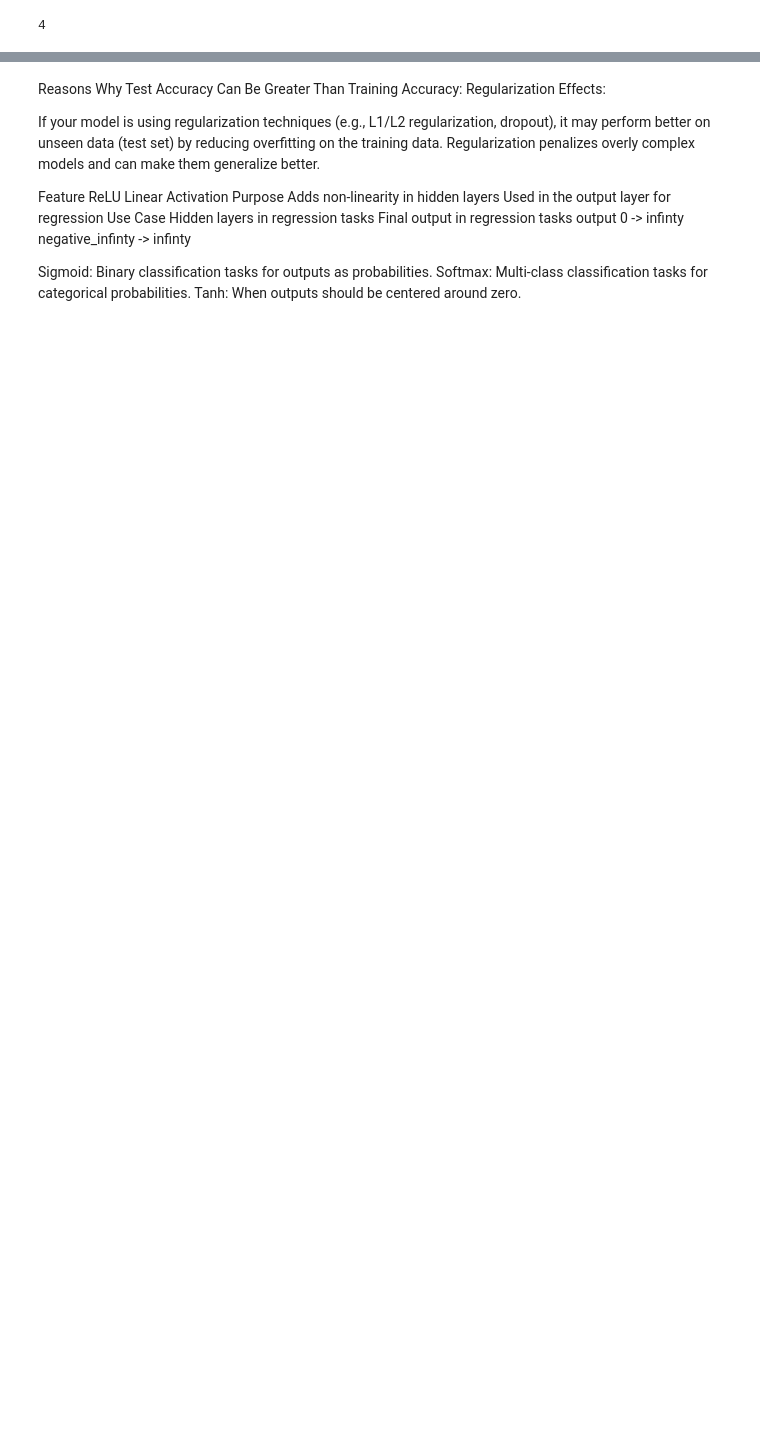
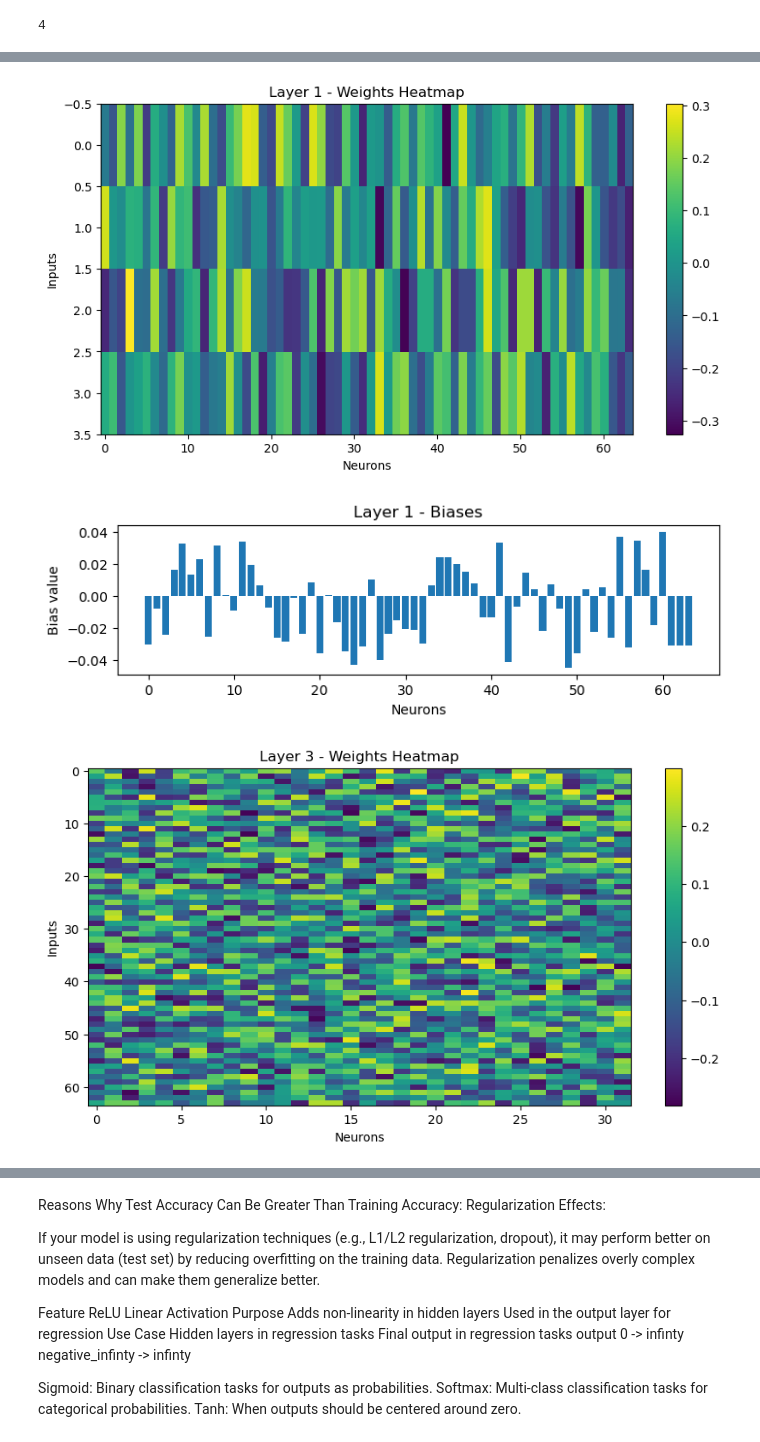
Before and after one commit to Ahmed72-AMSA/Stoke_Price_Prediction, a Jupyter notebook: model_with_NN.ipynb, the cells around one changed output, grey strips where cells are left out. Drawn from its saved outputs; the diff is of its cells as text; code cells hidden in the pictures; blank space fills up the shorter version.

```diff
--- a/model_with_NN.ipynb
+++ b/model_with_NN.ipynb
@@ -288,0 +379,27 @@ Validation R² (No Dropout): 0.9562354831022475
+# %%
+import matplotlib.pyplot as plt
+import numpy as np
+
+for i, layer in enumerate(model_dropout.layers):
+    if len(layer.get_weights()) > 0:  # Only process layers with weights
+        weights, biases = layer.get_weights()
+
+        plt.figure(figsize=(10, 5))
+        plt.title(f"Layer {i+1} - Weights Heatmap")
+        plt.imshow(weights, cmap='viridis', aspect='auto')
+        plt.colorbar()
+        plt.xlabel("Neurons")
+        plt.ylabel("Inputs")
+        plt.show()
+
+        # Visualize biases
+        plt.figure(figsize=(8, 2))
+        plt.title(f"Layer {i+1} - Biases")
+        plt.bar(range(len(biases)), biases)
+        plt.xlabel("Neurons")
+        plt.ylabel("Bias value")
+        plt.show()
+# %% [output]
+[figure, added]
+[figure, added]
+[figure, added]
```
Also changed, not shown: parts of 24 cells of this notebook, 3 other files.
